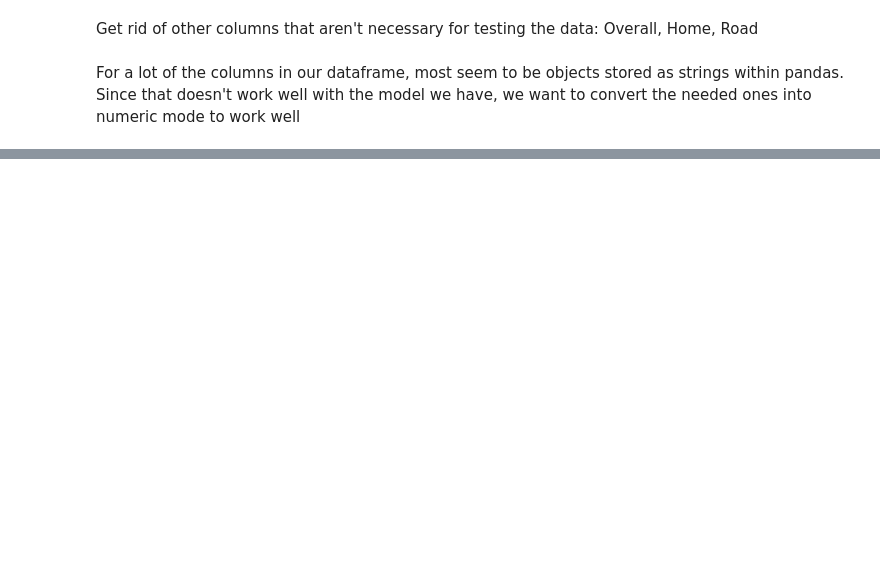
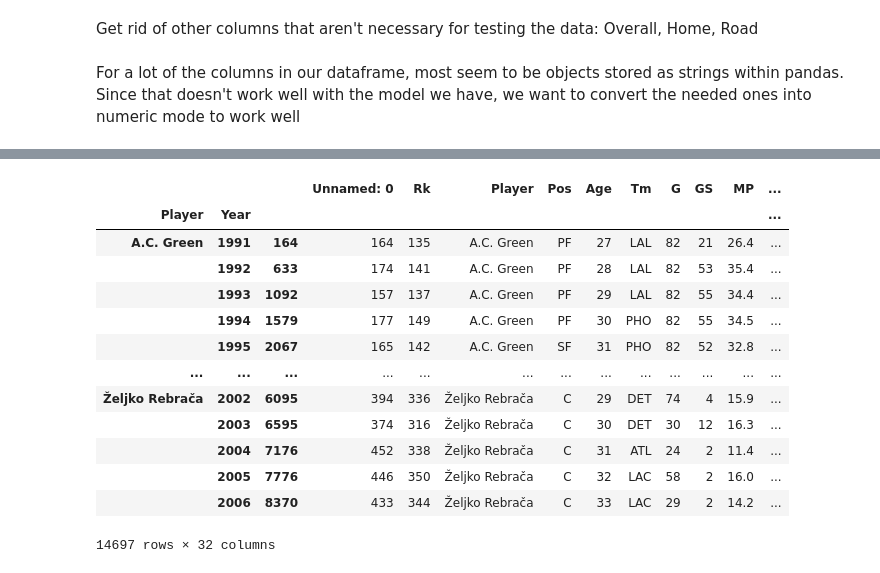
Before and after one commit to kev374k/Hardwood_Convergence, a Jupyter notebook: Data_Cleaning.ipynb, the cells around one changed output, grey strips where cells are left out. Drawn from its saved outputs; the diff is of its cells as text; code cells hidden in the pictures; blank space fills up the shorter version.

```diff
--- a/Data_Cleaning.ipynb
+++ b/Data_Cleaning.ipynb
@@ -284,2 +271,19 @@ For a lot of the columns in our dataframe, most seem to be objects stored as str
+# %%
+normal_stats.groupby(['Player', 'Year']).apply(total_stats)
+# %% [output]
+|  |  |  | Unnamed: 0 | Rk | Player | Pos | Age | Tm | G | GS | MP | ... |
+| Player | Year |  |  |  |  |  |  |  |  |  |  | ... |
+| A.C. Green | 1991 | 164 | 164 | 135 | A.C. Green | PF | 27 | LAL | 82 | 21 | 26.4 | ... |
+|  | 1992 | 633 | 174 | 141 | A.C. Green | PF | 28 | LAL | 82 | 53 | 35.4 | ... |
+|  | 1993 | 1092 | 157 | 137 | A.C. Green | PF | 29 | LAL | 82 | 55 | 34.4 | ... |
+|  | 1994 | 1579 | 177 | 149 | A.C. Green | PF | 30 | PHO | 82 | 55 | 34.5 | ... |
+|  | 1995 | 2067 | 165 | 142 | A.C. Green | SF | 31 | PHO | 82 | 52 | 32.8 | ... |
+| ... | ... | ... | ... | ... | ... | ... | ... | ... | ... | ... | ... | ... |
+| Željko Rebrača | 2002 | 6095 | 394 | 336 | Željko Rebrača | C | 29 | DET | 74 | 4 | 15.9 | ... |
+|  | 2003 | 6595 | 374 | 316 | Željko Rebrača | C | 30 | DET | 30 | 12 | 16.3 | ... |
+|  | 2004 | 7176 | 452 | 338 | Željko Rebrača | C | 31 | ATL | 24 | 2 | 11.4 | ... |
+|  | 2005 | 7776 | 446 | 350 | Željko Rebrača | C | 32 | LAC | 58 | 2 | 16.0 | ... |
+|  | 2006 | 8370 | 433 | 344 | Željko Rebrača | C | 33 | LAC | 29 | 2 | 14.2 | ... |
+14697 rows × 32 columns
 # %%
 normal_stats = normal_stats[normal_stats.Player != 'Player']
```
Also changed, not shown: parts of 11 cells of this notebook, 3 other files.
